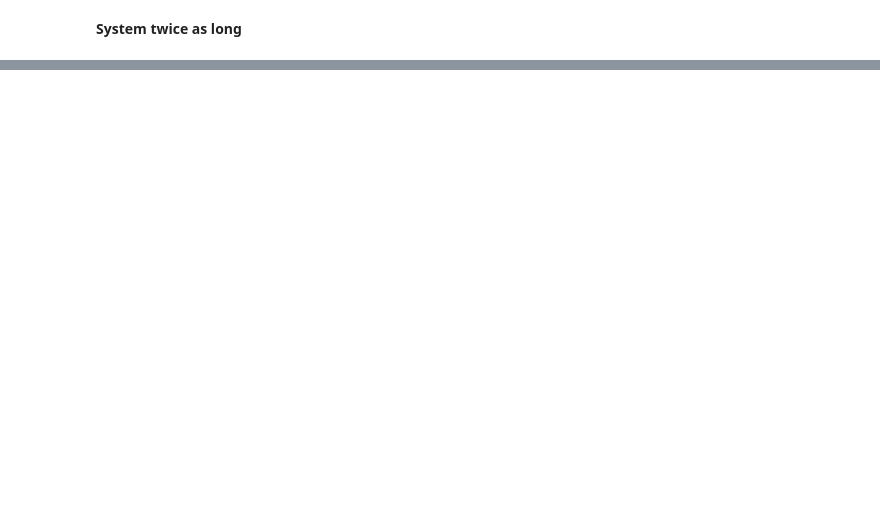
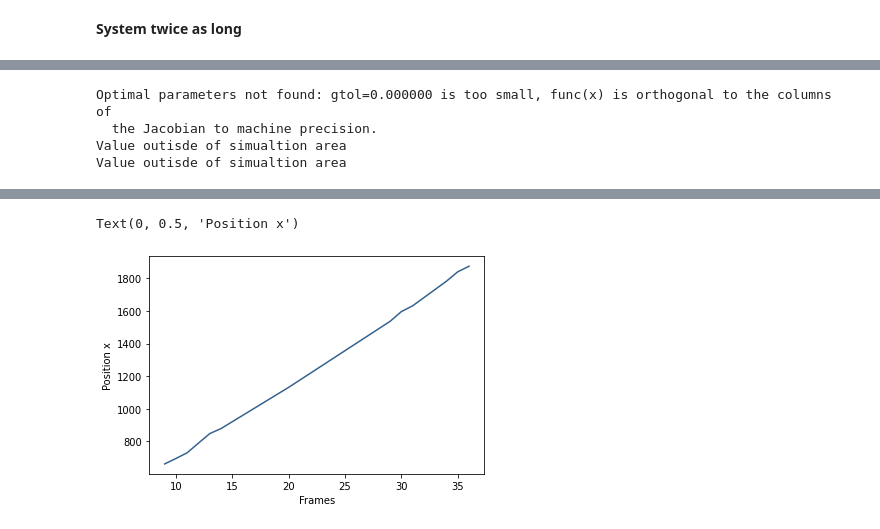
Before and after one commit to marthgg/crack-simulations, a Jupyter notebook: notebooks/crackTip_v1.ipynb, the cells around one changed output, grey strips where cells are left out. Saved outputs shown, nothing was run; the diff lists cells and outputs as text; code cells hidden in the pictures; blank space fills up the shorter version.

```diff
--- a/notebooks/crackTip_v1.ipynb
+++ b/notebooks/crackTip_v1.ipynb
@@ -494,0 +700,72 @@ IndexError: list index out of range
+# %%
+# Path to files
+
+filename = '/home/users/marthgg/simulations/x3000_y200/vary_deformZ/crack_simulation_deformZ_1.018606/trajectory.bin'
+
+pipeline = import_file(filename, multiple_frames=True)
+
+position_crack_tip = []
+frames = []
+
+extra_zeros = np.zeros((50))
+
+for frame in range(7, pipeline.source.num_frames):
+    # Coordination analysis:
+    pipeline.modifiers.append(CoordinationAnalysisModifier(number_of_bins = 10, partial = True))
+
+    # Expression selection:
+    pipeline.modifiers.append(ExpressionSelectionModifier(expression = 'Coordination>=4 || ParticleType==2'))
+
+    # Delete selected:
+    pipeline.modifiers.append(DeleteSelectedModifier())
+
+    # Spatial binning:
+    pipeline.modifiers.append(SpatialBinningModifier(property = 'Coordination', reduction_operation = SpatialBinningModifier.Operation.Sum, direction = SpatialBinningModifier.Direction.X, bin_count = (95, 200, 200)))
+
+    data = pipeline.compute(frame)
+
+    table = data.tables['binning'].xy()
+
+    pos_x = table[:,0]
+    coord = table[:,1]
+
+    diff_pos = pos_x[1]-pos_x[0]
+
+    new_pos = []
+    for i in range (0, len(extra_zeros)):
+        new_pos.append(pos_x[-1]+diff_pos*i)
+
+    pos_x = np.insert(pos_x, len(pos_x), new_pos)
+    coord = np.insert(coord, len(coord), extra_zeros)
+
+    #mean_pos_x = running_mean(pos_x, 10)
+    #mean_coord = running_mean(coord, 10)
+
+    #pos_x = mean_pos_x[7:-7]
+    #coord = mean_coord[7:-7]
+
+    popt = [200]
+
+    try:
+        popt, pcov = curve_fit(sigmoid, pos_x, coord, p0=[popt[0], 0.001, (pos_x[0]+pos_x[-1])/2])
+    except RuntimeError as e:
+        print(e)
+        popt = [-1]
+
+    position_crack_tip.append(popt[0])
+    frames.append(frame)
+
+    if (popt[0] > pos_x[-1]) or (popt[0]<150):
+        print('Value outisde of simualtion area')
+        position_crack_tip.pop(-1)
+        frames.pop(-1)
+
+plt.figure(1)
+plt.plot(frames, position_crack_tip, color=get_color_value(float(deformZ), 1.030000, 1.060000))#, label=deformZ)
+plt.xlabel('Frames')
+plt.ylabel('Position x')
+# %% [output]
+Optimal parameters not found: gtol=0.000000 is too small, func(x) is orthogonal to the columns of
+  the Jacobian to machine precision.
+Value outisde of simualtion area
+Value outisde of simualtion area
@@ -494,0 +789,2 @@ IndexError: list index out of range
+Text(0, 0.5, 'Position x')
+[figure, added]
```
Also changed, not shown: parts of 10 cells of this notebook, 1 other file.
